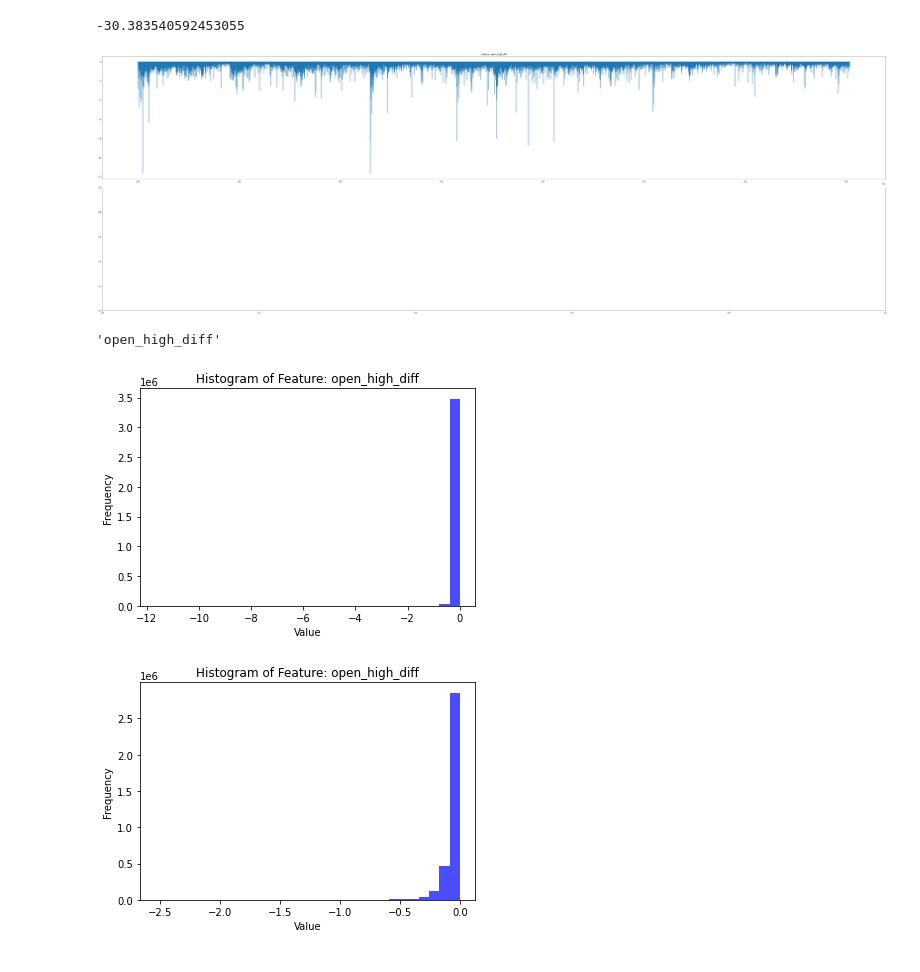
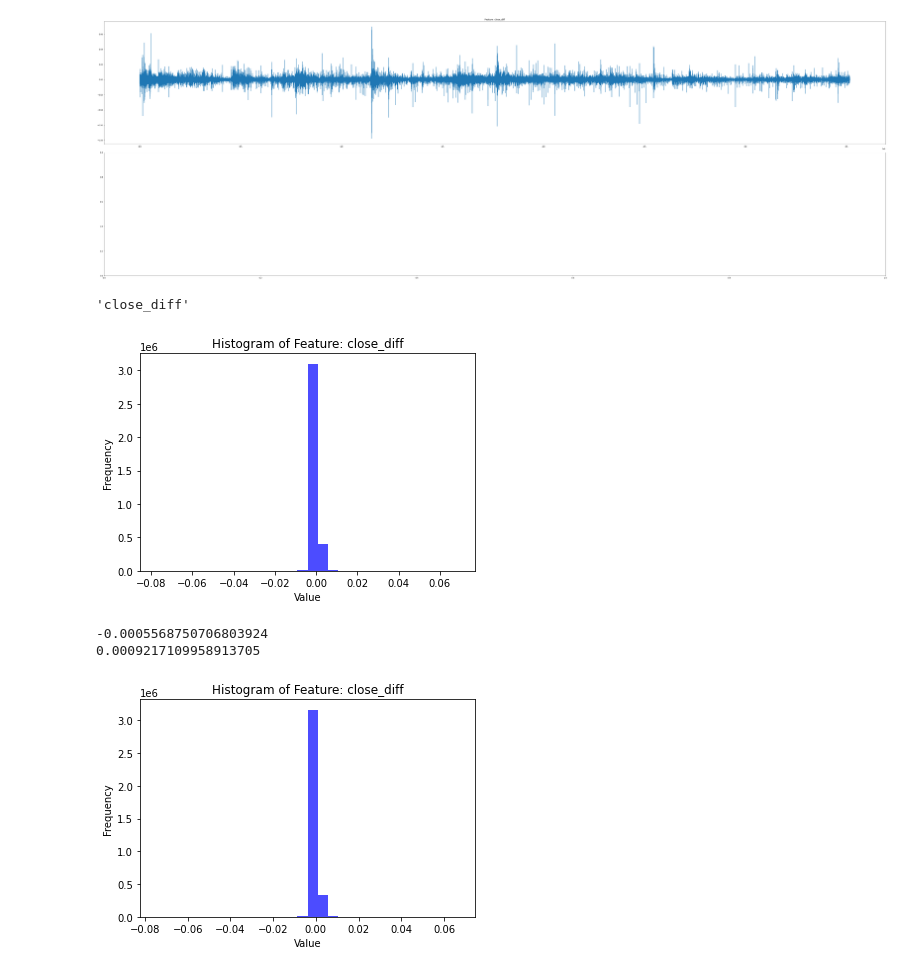
Before and after one commit to alzoqm/bitcoin_trading_ga, a Jupyter notebook: FE_ana.ipynb, the cells around one changed output. Saved outputs shown, nothing was run; the diff lists cells and outputs as text; code cells hidden in the pictures.

```diff
--- a/FE_ana.ipynb
+++ b/FE_ana.ipynb
@@ -72,6 +72,9 @@ data_1m, short_ma_cols, short_ma_cols_rel = calculate_MA_data(data_1m, 20, 'EMA'
 data_1m, long_ma_cols, long_ma_cols_rel = calculate_MA_data(data_1m, 60, 'EMA')
 data_1m, _, _ = calculate_ema_bollinger_bands(data_1m, 60)
 
+data_1d, poc_col_name_1d = calculate_sliding_volume_profile(data_1d, 120, extra_str='_1d')
+data_1m, rs_col = calculate_rs(data_1d, data_1m, poc_col_name_1d)
+
 # Prepare Feature Columns
 drop_column = [
     'Open time', 'Close time', 'Quote asset volume', 'Ignore',
@@ -79,7 +82,7 @@ drop_column = [
 ]
 feature_column = (
     ma_cols_rel + bb_cols_rel + rsi_cols + macd_cols + stoch_cols +
-    adx_cols + will_cols + base_feature + cyclice_encoding  # Excluding obv and atr
+    adx_cols + will_cols + base_feature + cyclice_encoding + [rs_col]  # Excluding obv and atr +
 )
 feature_column_1d = (
     ma_cols_rel_1d + bb_cols_rel_1d + rsi_cols_1d + macd_cols_1d + stoch_cols_1d +
@@ -96,32 +99,28 @@ feature_column_1d = (
 
 data_1d['%D_20__1d'] = 0
 data_1d['ADX_60__1d'] = 0
-# %%
-data_1m[feature_column[0]].min()
-# %% [output]
--30.383540592453055
 # %%
 import matplotlib.pyplot as plt
 
-feature_column_index = 11
-fig, ax = plt.subplots(2, 1, figsize=(60, 20))
+feature_column_index = 16
+fig, ax = plt.subplots(2, 1,figsize=(60, 20))
 
 # Plot the feature column in the first subplot
 ax[0].plot(data_1m[feature_column[feature_column_index]].values)
 ax[0].set_title(f"Feature: {feature_column[feature_column_index]}")
 
 # # Plot the 'Close' values in the second subplot
 # ax[1].plot(data_1m['Close'].values)
 # ax[1].set_title("Close Prices")
 
 plt.tight_layout()
 # plt.title(feature_column[feature_column_index])
 # %% [output]
-[figure, old version]
+[figure, new version]
 # %%
 feature_column[feature_column_index]
 # %% [output]
-'open_high_diff'
+'close_diff'
 # %%
 plt.hist(data_1m[feature_column[feature_column_index]].values, bins=30, alpha=0.7, color='blue')
 plt.title(f"Histogram of Feature: {feature_column[feature_column_index]}")
@@ -129,7 +128,13 @@ plt.xlabel("Value")
 plt.ylabel("Frequency")
 plt.show()
 # %% [output]
-[figure, old version]
+[figure, new version]
+# %%
+print(data_1m[feature_column[feature_column_index]].mean())
+print(data_1m[feature_column[feature_column_index]].std())
+# %% [output]
+-0.0005568750706803924
+0.0009217109958913705
 # %%
 plt.hist(log_transform(data_1m[feature_column[feature_column_index]]).values, bins=30, alpha=0.7, color='blue')
 plt.title(f"Histogram of Feature: {feature_column[feature_column_index]}")
@@ -137,4 +142,4 @@ plt.xlabel("Value")
 plt.ylabel("Frequency")
 plt.show()
 # %% [output]
-[figure, old version]
+[figure, new version]
```
Also changed, not shown: parts of 2 cells of this notebook, 24 other files.
